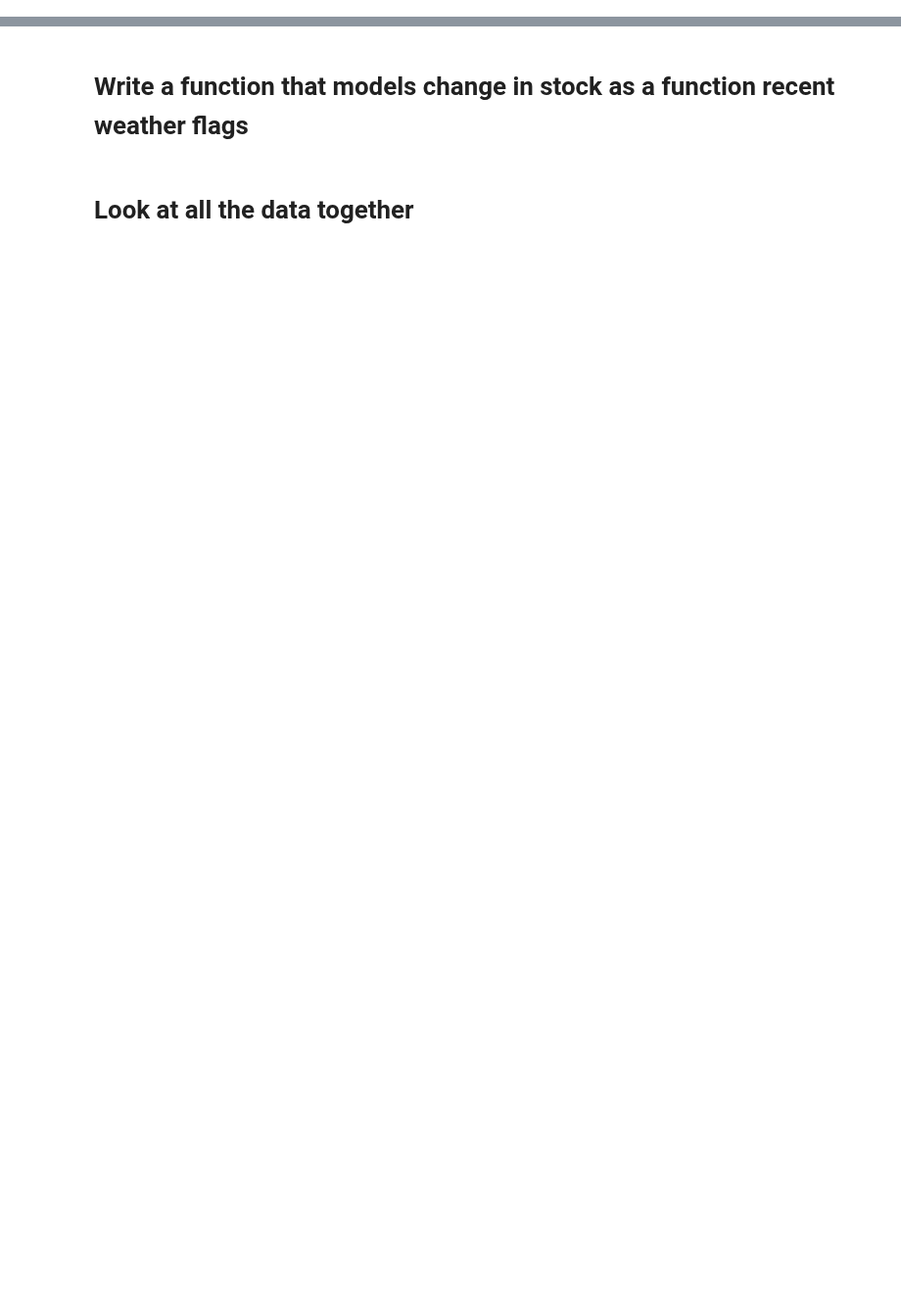
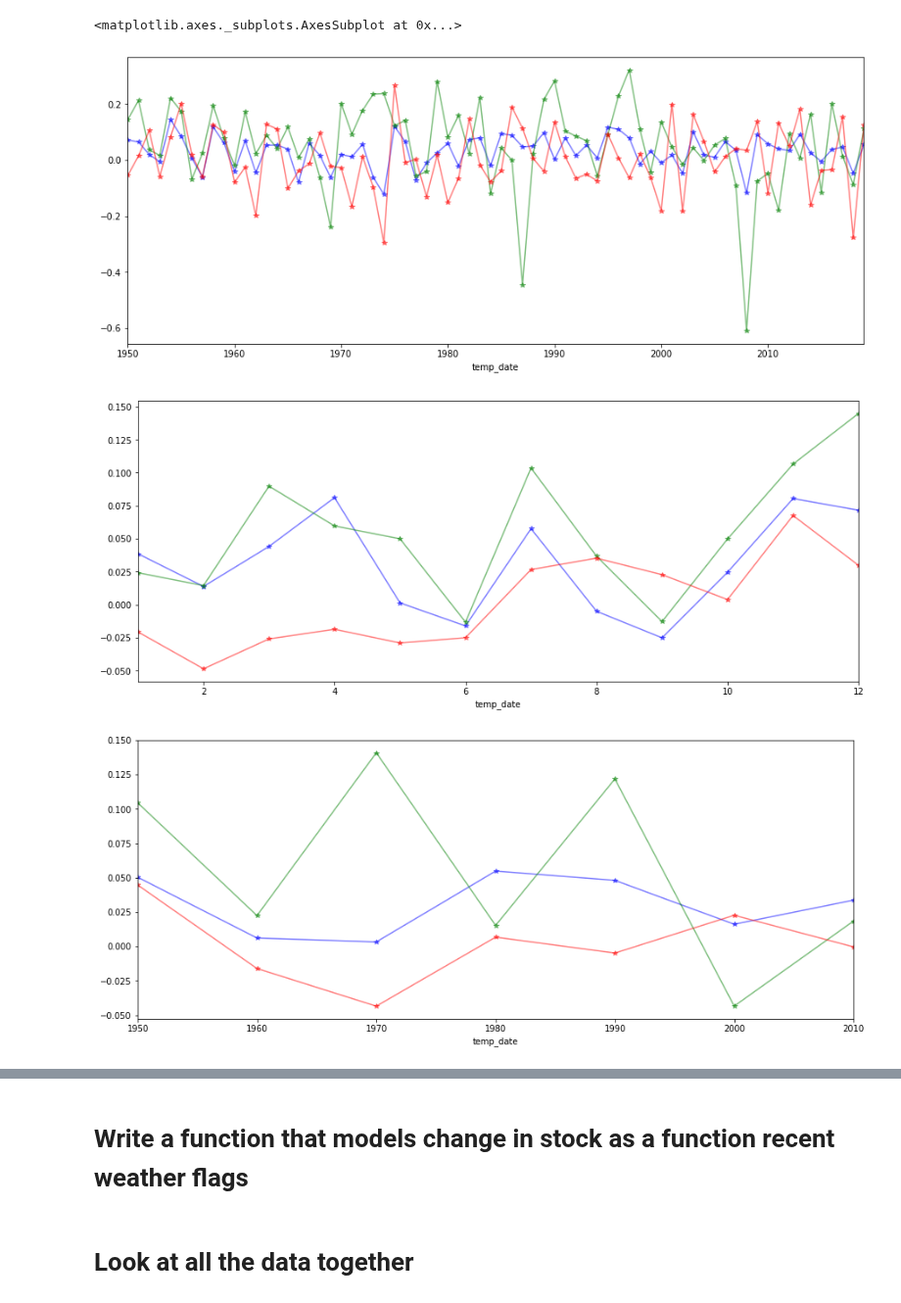
Before and after one commit to jasonbono/weather_stocks, a Jupyter notebook: scripts/measure_trends.ipynb, the cells around one changed output, grey strips where cells are left out. Shown at 98% size. Drawn from its saved outputs; the diff is of its cells as text; code cells hidden in the pictures; blank space fills up the shorter version.

```diff
--- a/scripts/measure_trends.ipynb
+++ b/scripts/measure_trends.ipynb
@@ -13,0 +33,34 @@ infile.close()
+# %%
+def split_types(df):
+    df_good = df.copy()
+    mask = df["n_good"] == 1
+    df_good = df[mask]
+
+    df_bad = df.copy()
+    mask = df["n_bad"] == 1
+    df_bad = df[mask]
+    return df_good,df_bad
+# %%
+df_good,df_bad = split_types(df_all)
+# %%
+plt.figure(figsize=(15, 6))
+df_all['PercentChange'].groupby(df_all['temp_date'].dt.year).mean().plot(color="blue",alpha=0.5,style='*-')
+df_good['PercentChange'].groupby(df_good['temp_date'].dt.year).mean().plot(color="green",alpha=0.5,style='*-')
+df_bad['PercentChange'].groupby(df_bad['temp_date'].dt.year).mean().plot(color="red",alpha=0.5,style='*-')
+
+plt.figure(figsize=(15, 6))
+df_all['PercentChange'].groupby(df_all['temp_date'].dt.month).mean().plot(color="blue",alpha=0.5,style='*-')
+df_good['PercentChange'].groupby(df_good['temp_date'].dt.month).mean().plot(color="green",alpha=0.5,style='*-')
+df_bad['PercentChange'].groupby(df_bad['temp_date'].dt.month).mean().plot(color="red",alpha=0.5,style='*-')
+
+
+plt.figure(figsize=(15, 6))
+
+df_all['PercentChange'].groupby((df_all['temp_date'].dt.year//10)*10).mean().plot(color="blue",alpha=0.5,style='*-')
+df_good['PercentChange'].groupby((df_good['temp_date'].dt.year//10)*10).mean().plot(color="green",alpha=0.5,style='*-')
+df_bad['PercentChange'].groupby((df_bad['temp_date'].dt.year//10)*10).mean().plot(color="red",alpha=0.5,style='*-')
+# %% [output]
+<matplotlib.axes._subplots.AxesSubplot at 0x...>
+[figure, added]
+[figure, added]
+[figure, added]
```
Also changed, not shown: parts of 18 cells of this notebook, 6 other files.
